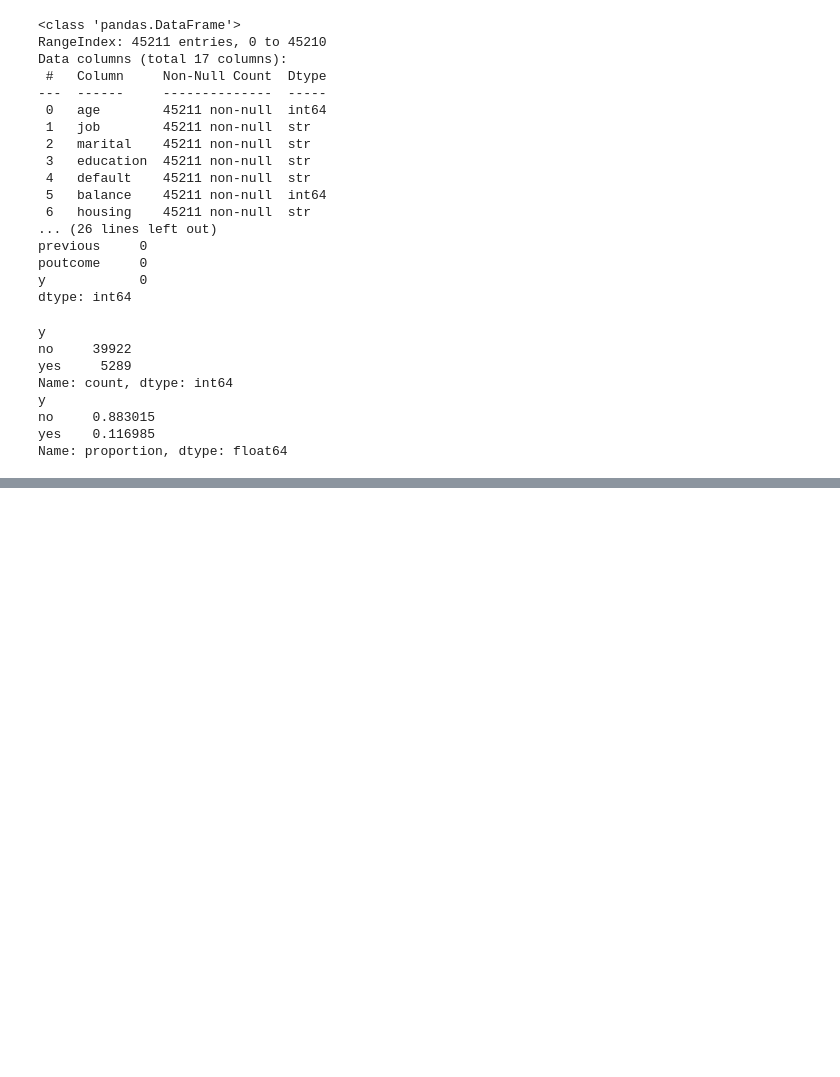
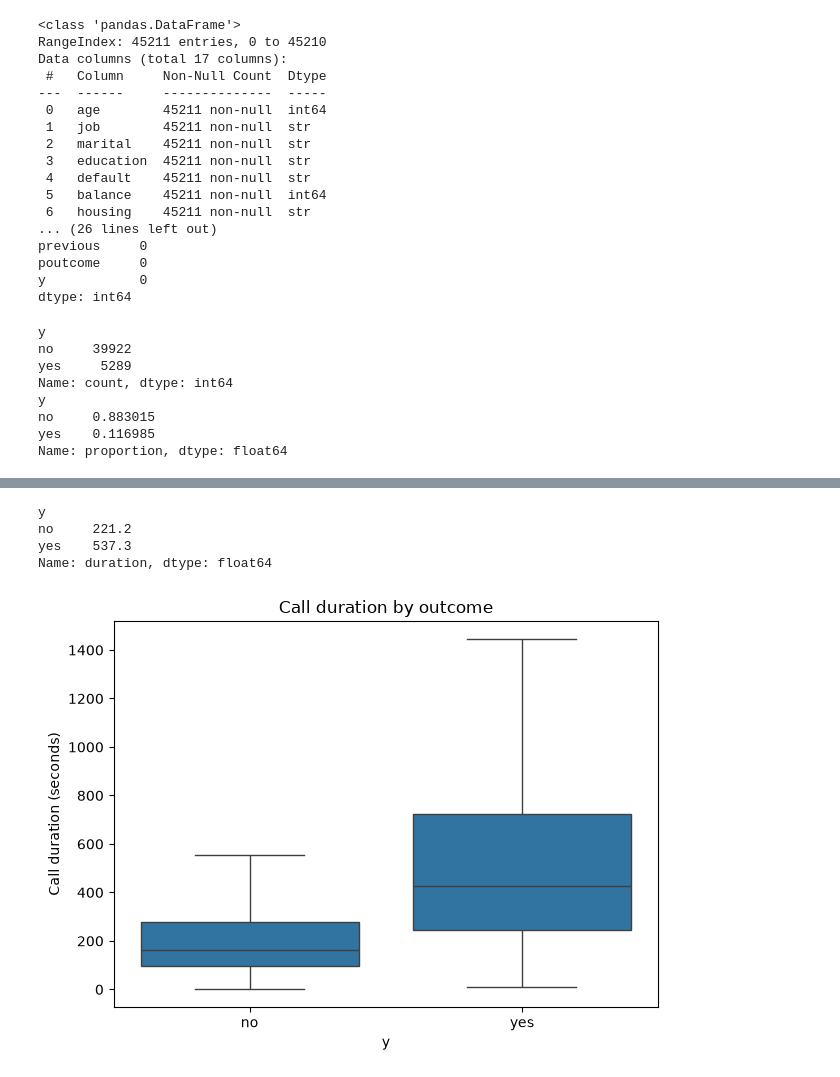
Before and after one commit to MahatazMahe/bank-term-deposit-prediction, a Jupyter notebook: notebooks/01_bank_eda.ipynb, the cells around one changed output, grey strips where cells are left out. Cells and saved outputs as stored; diff of their text form; code cells hidden in the pictures; blank space fills up the shorter version.

```diff
--- a/notebooks/01_bank_eda.ipynb
+++ b/notebooks/01_bank_eda.ipynb
@@ -50,0 +90,15 @@ Name: proportion, dtype: float64
+# %%
+print(df.groupby("y")["duration"].mean().round(1))
+
+sns.boxplot(data=df, x="y", y="duration", showfliers=False)
+plt.title("Call duration by outcome")
+plt.ylabel("Call duration (seconds)")
+plt.tight_layout()
+plt.savefig("../images/duration_by_outcome.png", dpi=150)
+plt.show()
+# %% [output]
+y
+no     221.2
+yes    537.3
+Name: duration, dtype: float64
+[figure, added]
```
Also changed, not shown: parts of 4 cells of this notebook, 2 other files.
